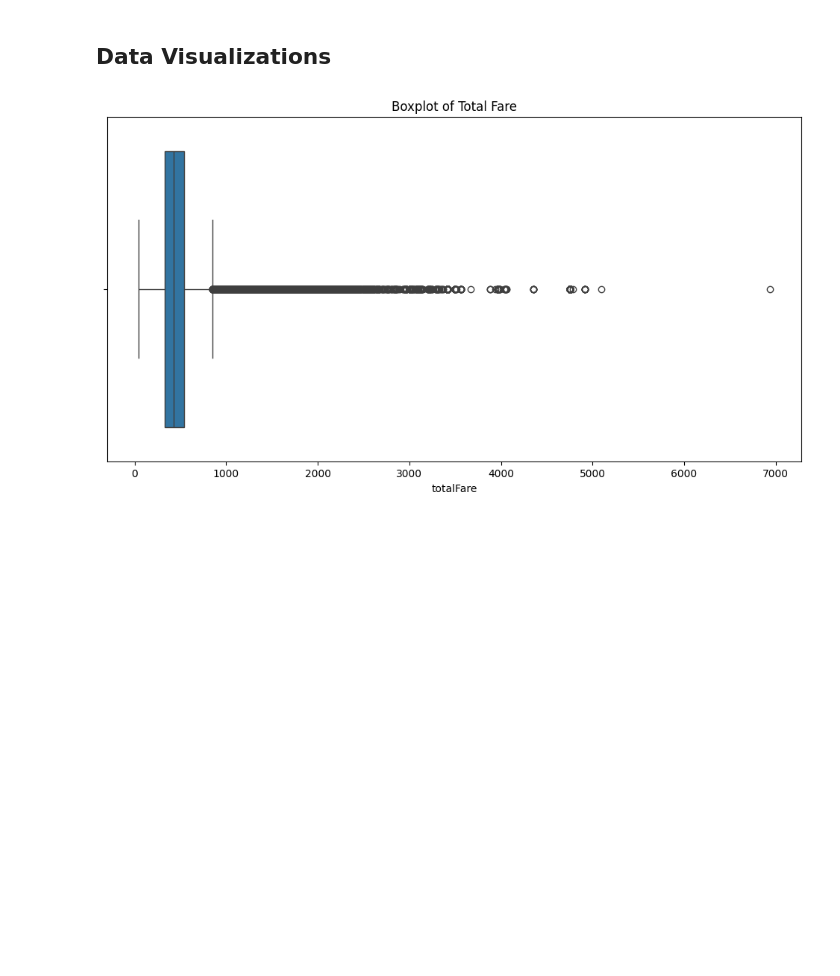
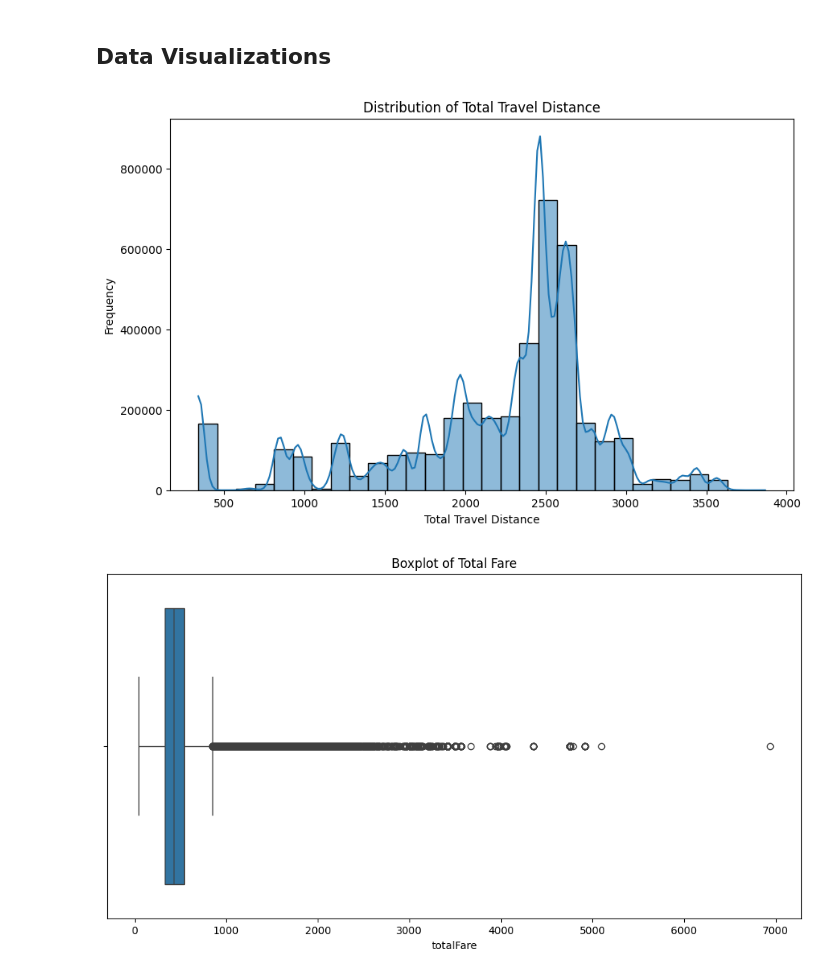
Before and after one commit to camrync23/Capstone-Project, a Jupyter notebook: notebooks/data_exploration.ipynb, the cells around one changed output. Cells and saved outputs as stored; diff of their text form; code cells hidden in the pictures; blank space fills up the shorter version.

```diff
--- a/notebooks/data_exploration.ipynb
+++ b/notebooks/data_exploration.ipynb
@@ -179,27 +218,10 @@ df['layover_2'] = df.apply(lambda row: calculate_layover(row['dep_2'], row['arr_
 df['layover_3'] = df.apply(lambda row: calculate_layover(row['dep_3'], row['arr_3'], row['dep_4']), axis=1)
 
 # Sum layover times, handling NaNs
-df['total_layover_time'] = df[['layover_1', 'layover_2', 'layover_3']].sum(axis=1, skipna=True)
+df['totalLayoverTime'] = df[['layover_1', 'layover_2', 'layover_3']].sum(axis=1, skipna=True)
 
 # Correct max layover calculation to reflect the maximum individual layover time
-df['max_layover'] = df[['layover_1', 'layover_2', 'layover_3']].max(axis=1, skipna=True)
-
-# Calculate average layover, only considering the valid layovers for each flight
-def calculate_avg_layover(row):
-    """Calculate the average layover time, only considering non-zero layovers."""
-    layovers = [row['layover_1'], row['layover_2'], row['layover_3']]
-
-    # Filter out the zero or NaN layovers
-    valid_layovers = [layover for layover in layovers if pd.notna(layover) and layover > 0]
-
-    # Calculate the average of the valid layovers
-    if valid_layovers:  # If there are any valid layovers
-        return sum(valid_layovers) / len(valid_layovers)
-    else:
-        return 0  # Return 0 if no valid layovers
-
-# Apply the function to calculate average layover
-df['avg_layover'] = df.apply(calculate_avg_layover, axis=1)
+df['maxLayover'] = df[['layover_1', 'layover_2', 'layover_3']].max(axis=1, skipna=True)
 # %%
 # Calculate the total flight duration, excluding layovers
 def calculate_flight_duration(row):
@@ -212,7 +234,7 @@ def calculate_flight_duration(row):
         total_duration = (row[f'arr_{num_segments}'] - row['dep_1']).total_seconds() / 3600
 
     # Subtract layover times to get only time spent flying
-    total_duration -= row['total_layover_time']
+    total_duration -= row['totalLayoverTime']
 
     return total_duration
 
@@ -340,3 +301,10 @@ print(df[['total_flight_duration', 'total_layover_time', 'num_segments', 'max_se
+# %%
+#Drop Departure and Arrival columns now that all necessary information has been extracted
+df = df.drop(columns=['segmentsDepartureTimeEpochSeconds', 'segmentsArrivalTimeEpochSeconds',
+                      'dep_1', 'dep_2', 'dep_3', 'dep_4',
+                      'arr_1', 'arr_2', 'arr_3', 'arr_4',
+                      'layover_1', 'layover_2', 'layover_3',
+                      'segment_1_duration','segment_2_duration', 'segment_3_duration' ,'segment_4_duration'])
 # %% [markdown]
 ### Lag Features
 Lag features represent the values of a variable at previous time points
@@ -411,8 +379,20 @@ The most correlated features are fare_lag_1, fare_rolling_avg_7, and fare_rollin
 # %%
 #Drop the lag features that do not have a high correlation with totalFare
 df = df.drop(['fare_rolling_avg_7', 'fare_lag_7', 'fare_lag_30'], axis=1)
+
+#All elements of searchDate have been extracted, drop searchDate
+df = df.drop(columns=['searchDate'], axis=1)
 # %% [markdown]
 ## Data Visualizations
+# %%
+plt.figure(figsize=(10, 6))
+sns.histplot(df['totalTravelDistance'], bins=30, kde=True)
+plt.title('Distribution of Total Travel Distance')
+plt.xlabel('Total Travel Distance')
+plt.ylabel('Frequency')
+plt.show()
+# %% [output]
+[figure, added]
 # %%
 # Visualize totalFare and baseFare distributions
 plt.figure(figsize=(12, 6))
```
Also changed, not shown: parts of 16 cells of this notebook, 1 other file.
